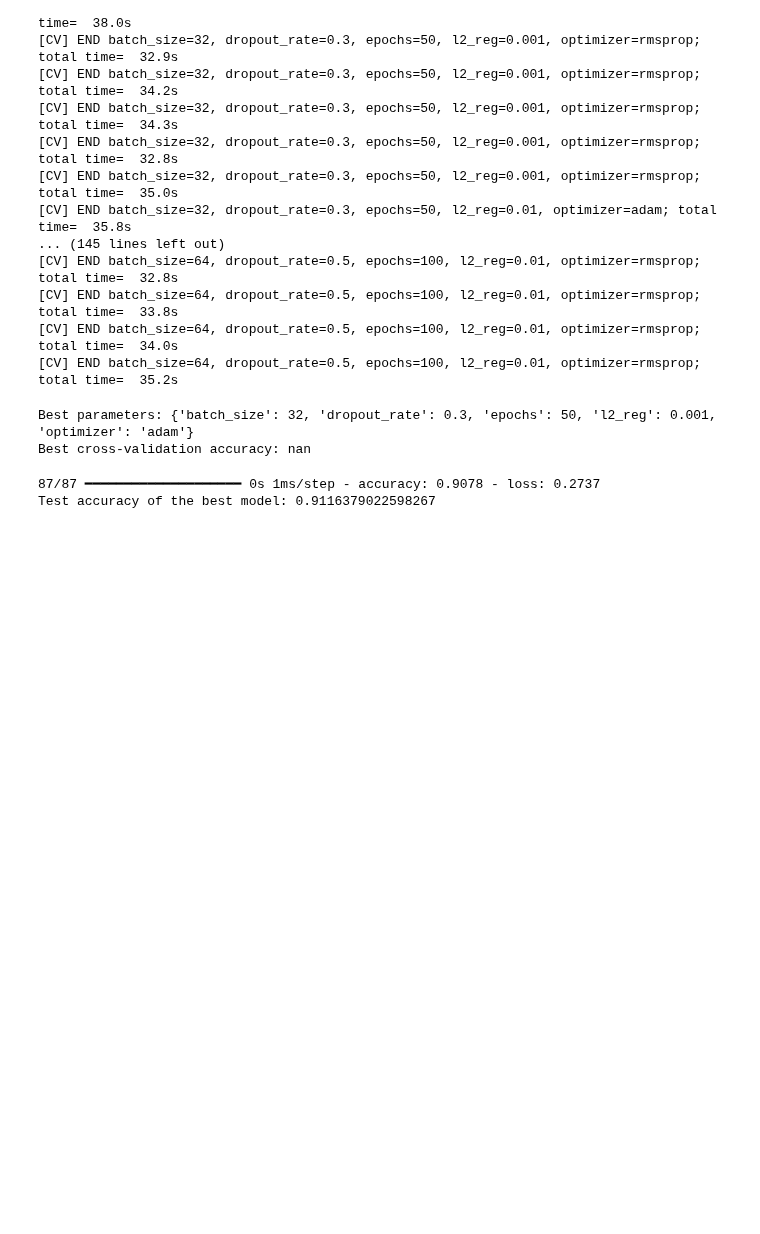
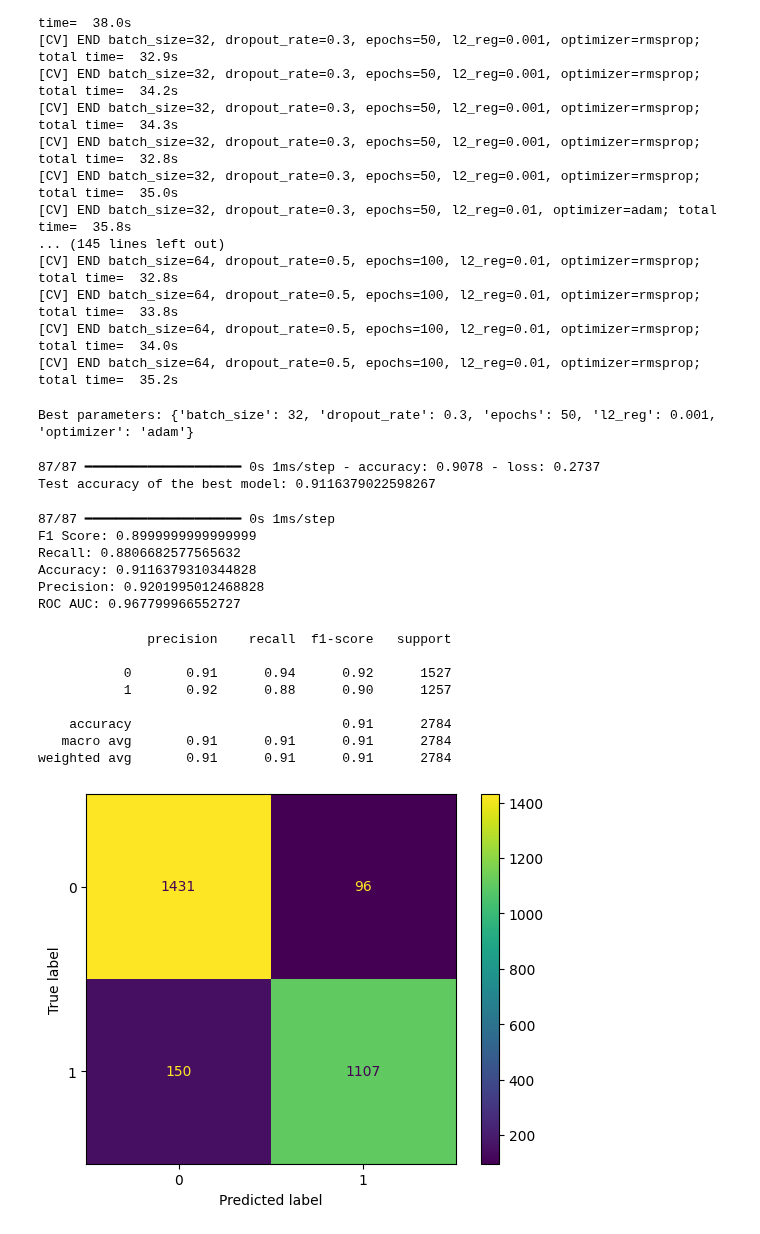
Before and after one commit to shazzad-hasan/ethereum-fraud-detection, a Jupyter notebook: models/neural_network.ipynb, the cells around one changed output. Saved outputs shown, nothing was run; the diff lists cells and outputs as text; code cells hidden in the pictures; blank space fills up the shorter version.

```diff
--- a/models/neural_network.ipynb
+++ b/models/neural_network.ipynb
@@ -118,12 +118,8 @@ Fitting 5 folds for each of 32 candidates, totalling 160 fits
 [CV] END batch_size=64, dropout_rate=0.5, epochs=100, l2_reg=0.01, optimizer=rmsprop; total time=  35.2s
 # %%
 print(f"Best parameters: {grid_result.best_params_}")
-print(f"Best cross-validation accuracy: {grid_result.best_score_}")
-
-model = grid_result.best_estimator_.model
 # %% [output]
 Best parameters: {'batch_size': 32, 'dropout_rate': 0.3, 'epochs': 50, 'l2_reg': 0.001, 'optimizer': 'adam'}
-Best cross-validation accuracy: nan
 # %%
 best_model = grid_result.best_estimator_.model
 
@@ -132,3 +128,37 @@ print(f'Test accuracy of the best model: {test_acc}')
 # %% [output]
 87/87 ━━━━━━━━━━━━━━━━━━━━ 0s 1ms/step - accuracy: 0.9078 - loss: 0.2737
 Test accuracy of the best model: 0.9116379022598267
+# %%
+y_probs = best_model.predict(df_test_prep)
+y_pred = (y_probs > 0.5).astype("int32")
+
+print("F1 Score: {}\nRecall: {}\nAccuracy: {}\nPrecision: {}\nROC AUC: {}".format(
+    f1_score(df_test['FLAG'], y_pred),
+    recall_score(df_test['FLAG'], y_pred),
+    accuracy_score(df_test['FLAG'], y_pred),
+    precision_score(df_test['FLAG'], y_pred),
+    roc_auc_score(df_test['FLAG'], y_probs))
+)
+# %% [output]
+87/87 ━━━━━━━━━━━━━━━━━━━━ 0s 1ms/step
+F1 Score: 0.8999999999999999
+Recall: 0.8806682577565632
+Accuracy: 0.9116379310344828
+Precision: 0.9201995012468828
+ROC AUC: 0.967799966552727
+# %%
+print(classification_report(df_test['FLAG'], y_pred))
+cm = confusion_matrix(df_test['FLAG'], y_pred)
+disp = ConfusionMatrixDisplay(confusion_matrix = cm, display_labels=['0', '1'])
+disp.plot()
+plt.show()
+# %% [output]
+              precision    recall  f1-score   support
+
+           0       0.91      0.94      0.92      1527
+           1       0.92      0.88      0.90      1257
+
+    accuracy                           0.91      2784
+   macro avg       0.91      0.91      0.91      2784
+weighted avg       0.91      0.91      0.91      2784
+[figure, added]
```
Also changed, not shown: parts of 3 cells of this notebook.
